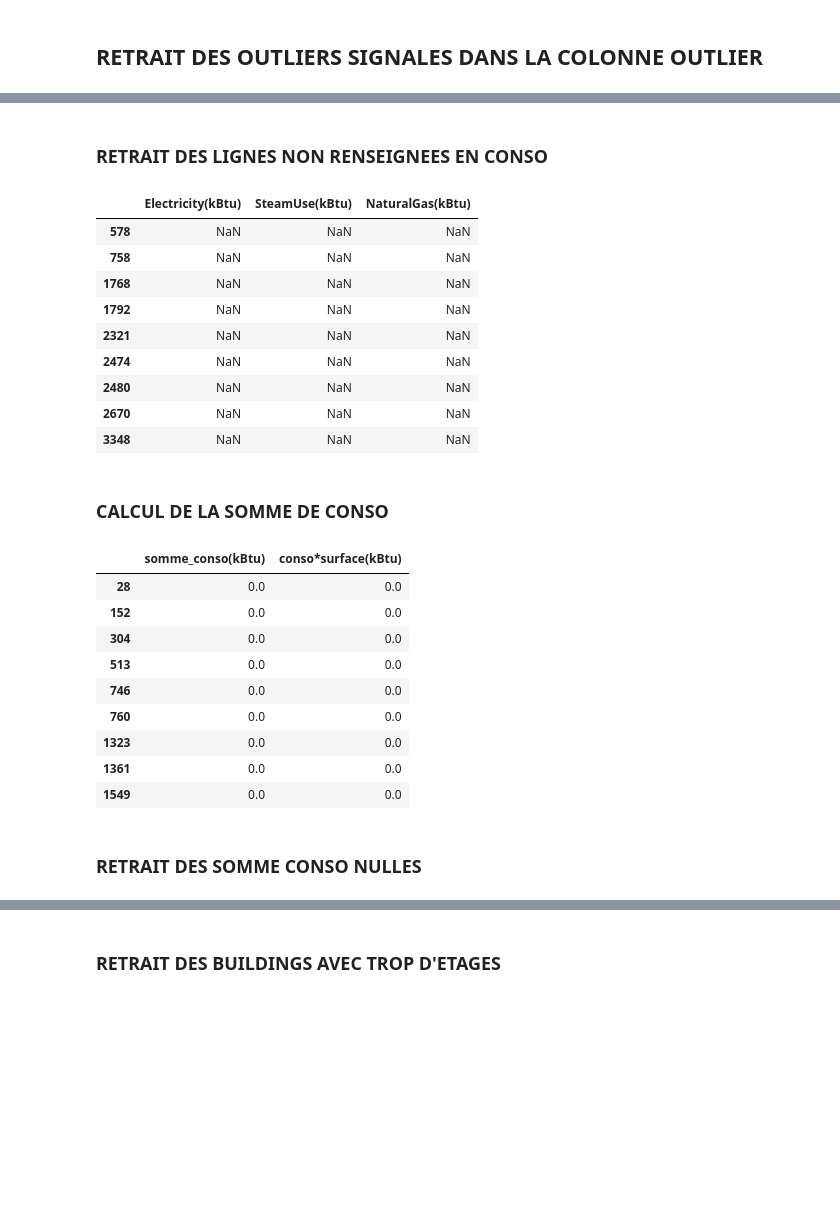
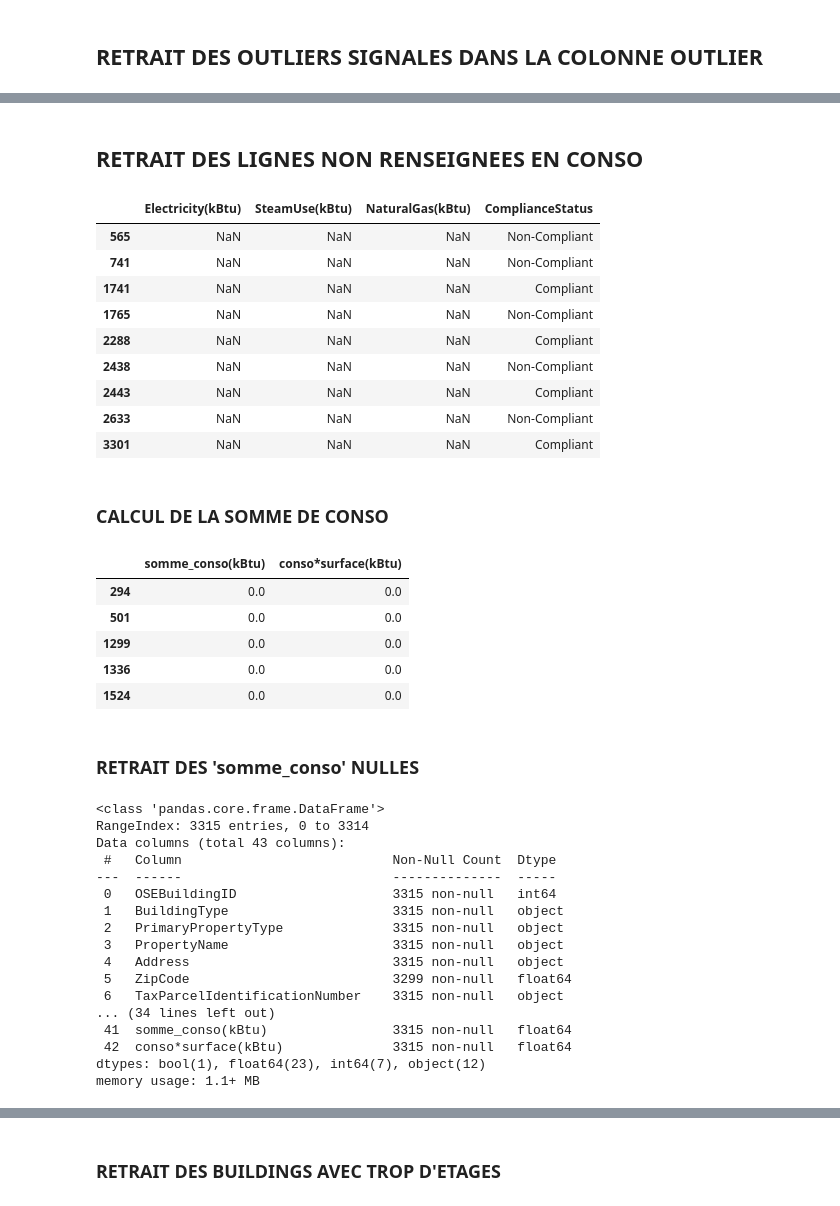
Before and after one commit to EP-portfolio/PROJET_4, a Jupyter notebook: PROJET_4.ipynb, the cells around one changed output, grey strips where cells are left out. Cells and saved outputs as stored; diff of their text form; code cells hidden in the pictures; blank space fills up the shorter version.

```diff
--- a/PROJET_4.ipynb
+++ b/PROJET_4.ipynb
@@ -370,0 +349,2 @@ DF[['AGE','YearBuilt']].head()
+# %%
+DF_cleaned=DF.copy()
@@ -370,0 +387,2 @@ DF[['AGE','YearBuilt']].head()
+# %%
+DF_cleaned=DF_cleaned.loc[DF['Outlier'].isna()]
@@ -370,0 +455,5 @@ DF[['AGE','YearBuilt']].head()
+# %%
+DF_cleaned=DF_cleaned.loc[DF['ComplianceStatus']!='Missing Data']
+DF_cleaned.reset_index(inplace=True)
+DF_cleaned=DF_cleaned.drop(['index'],axis=1)
+DF_cleaned.info()
@@ -370,0 +482,2 @@ DF[['AGE','YearBuilt']].head()
+# %%
+DF_cleaned=DF_cleaned.drop(['Outlier','Comments','DataYear','City','State'],axis=1)
@@ -371,16 +504,17 @@ DF[['AGE','YearBuilt']].head()
 # %% [markdown]
-### RETRAIT DES LIGNES NON RENSEIGNEES EN CONSO
+## RETRAIT DES LIGNES NON RENSEIGNEES EN CONSO
 # %%
-DF.loc[DF['Electricity(kBtu)'].isna(),['Electricity(kBtu)','SteamUse(kBtu)','NaturalGas(kBtu)']]
+DF_cleaned.loc[DF_cleaned['Electricity(kBtu)'].isna(),['Electricity(kBtu)','SteamUse(kBtu)',
+                                                       'NaturalGas(kBtu)','ComplianceStatus']]
 # %% [output]
-|  | Electricity(kBtu) | SteamUse(kBtu) | NaturalGas(kBtu) |
-| 578 | NaN | NaN | NaN |
-| 758 | NaN | NaN | NaN |
-| 1768 | NaN | NaN | NaN |
-| 1792 | NaN | NaN | NaN |
-| 2321 | NaN | NaN | NaN |
-| 2474 | NaN | NaN | NaN |
-| 2480 | NaN | NaN | NaN |
-| 2670 | NaN | NaN | NaN |
-| 3348 | NaN | NaN | NaN |
+|  | Electricity(kBtu) | SteamUse(kBtu) | NaturalGas(kBtu) | ComplianceStatus |
+| 565 | NaN | NaN | NaN | Non-Compliant |
+| 741 | NaN | NaN | NaN | Non-Compliant |
+| 1741 | NaN | NaN | NaN | Compliant |
+| 1765 | NaN | NaN | NaN | Non-Compliant |
+| 2288 | NaN | NaN | NaN | Compliant |
+| 2438 | NaN | NaN | NaN | Non-Compliant |
+| 2443 | NaN | NaN | NaN | Compliant |
+| 2633 | NaN | NaN | NaN | Non-Compliant |
+| 3301 | NaN | NaN | NaN | Compliant |
 # %%
@@ -396,18 +531,34 @@ with pd.option_context('mode.chained_assignment', None):
 # %%
-DF.loc[DF['somme_conso(kBtu)']==0,['somme_conso(kBtu)','conso*surface(kBtu)']]
+DF_cleaned.loc[DF_cleaned['somme_conso(kBtu)']==0,['somme_conso(kBtu)','conso*surface(kBtu)']]
 # %% [output]
 |  | somme_conso(kBtu) | conso*surface(kBtu) |
-| 28 | 0.0 | 0.0 |
-| 152 | 0.0 | 0.0 |
-| 304 | 0.0 | 0.0 |
-| 513 | 0.0 | 0.0 |
-| 746 | 0.0 | 0.0 |
-| 760 | 0.0 | 0.0 |
-| 1323 | 0.0 | 0.0 |
-| 1361 | 0.0 | 0.0 |
-| 1549 | 0.0 | 0.0 |
+| 294 | 0.0 | 0.0 |
+| 501 | 0.0 | 0.0 |
+| 1299 | 0.0 | 0.0 |
+| 1336 | 0.0 | 0.0 |
+| 1524 | 0.0 | 0.0 |
 # %% [markdown]
-### RETRAIT DES SOMME CONSO NULLES
+### RETRAIT DES 'somme_conso' NULLES
 # %%
-DF=DF.loc[DF['somme_conso(kBtu)']!=0]
-DF.reset_index(inplace=True)
+DF_cleaned=DF_cleaned.loc[DF_cleaned['somme_conso(kBtu)']!=0]
+DF_cleaned.reset_index(inplace=True)
+DF_cleaned=DF_cleaned.drop(['index'],axis=1)
+DF_cleaned.info()
+# %% [output]
+<class 'pandas.core.frame.DataFrame'>
+RangeIndex: 3315 entries, 0 to 3314
+Data columns (total 43 columns):
+ #   Column                           Non-Null Count  Dtype
+---  ------                           --------------  -----
+ 0   OSEBuildingID                    3315 non-null   int64
+ 1   BuildingType                     3315 non-null   object
+ 2   PrimaryPropertyType              3315 non-null   object
+ 3   PropertyName                     3315 non-null   object
+ 4   Address                          3315 non-null   object
+ 5   ZipCode                          3299 non-null   float64
+ 6   TaxParcelIdentificationNumber    3315 non-null   object
+... (34 lines left out)
+ 41  somme_conso(kBtu)                3315 non-null   float64
+ 42  conso*surface(kBtu)              3315 non-null   float64
+dtypes: bool(1), float64(23), int64(7), object(12)
+memory usage: 1.1+ MB
```
Also changed, not shown: parts of 146 cells of this notebook.
